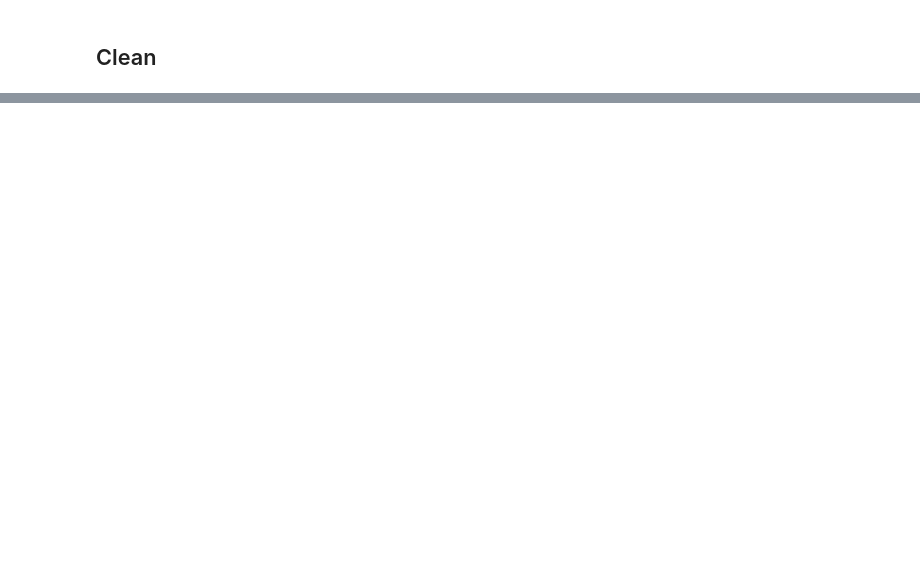
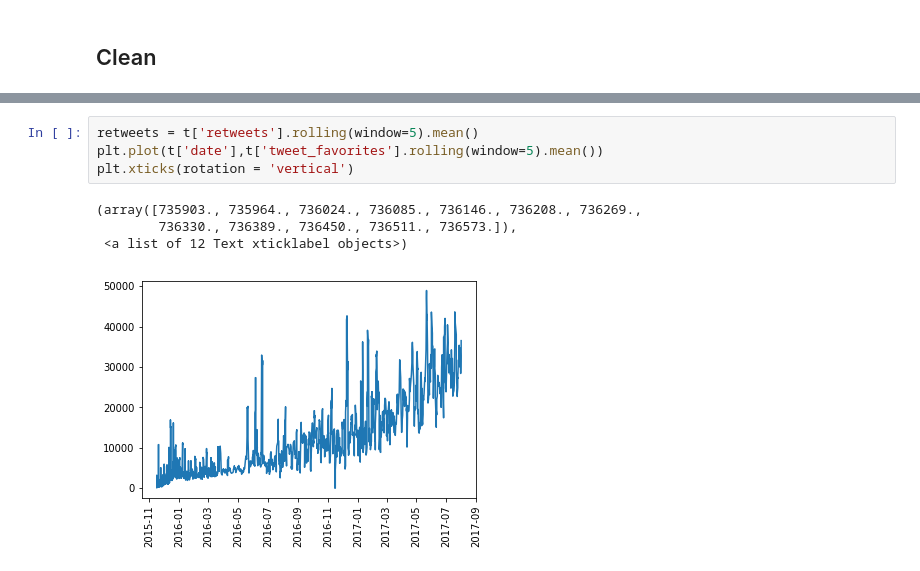
Before and after one commit to ibragimoveldor/Data-Analyst-Projects, a Jupyter notebook: Project_4/Intro_to_data_wrangling/Final_project/wrangle_act.ipynb, the cells around one changed output, grey strips where cells are left out. Cells and saved outputs as stored; diff of their text form; blank space fills up the shorter version.

```diff
--- a/Project_4/Intro_to_data_wrangling/Final_project/wrangle_act.ipynb
+++ b/Project_4/Intro_to_data_wrangling/Final_project/wrangle_act.ipynb
@@ -273,0 +558,9 @@ df_twitter = pd.DataFrame(tweet_list, columns = ['id', 'retweets', 'favorites'])
+# %%
+retweets = t['retweets'].rolling(window=5).mean()
+plt.plot(t['date'],t['tweet_favorites'].rolling(window=5).mean())
+plt.xticks(rotation = 'vertical')
+# %% [output]
+(array([735903., 735964., 736024., 736085., 736146., 736208., 736269.,
+        736330., 736389., 736450., 736511., 736573.]),
+ <a list of 12 Text xticklabel objects>)
+[figure, added]
```
Also changed, not shown: parts of 51 cells of this notebook.
